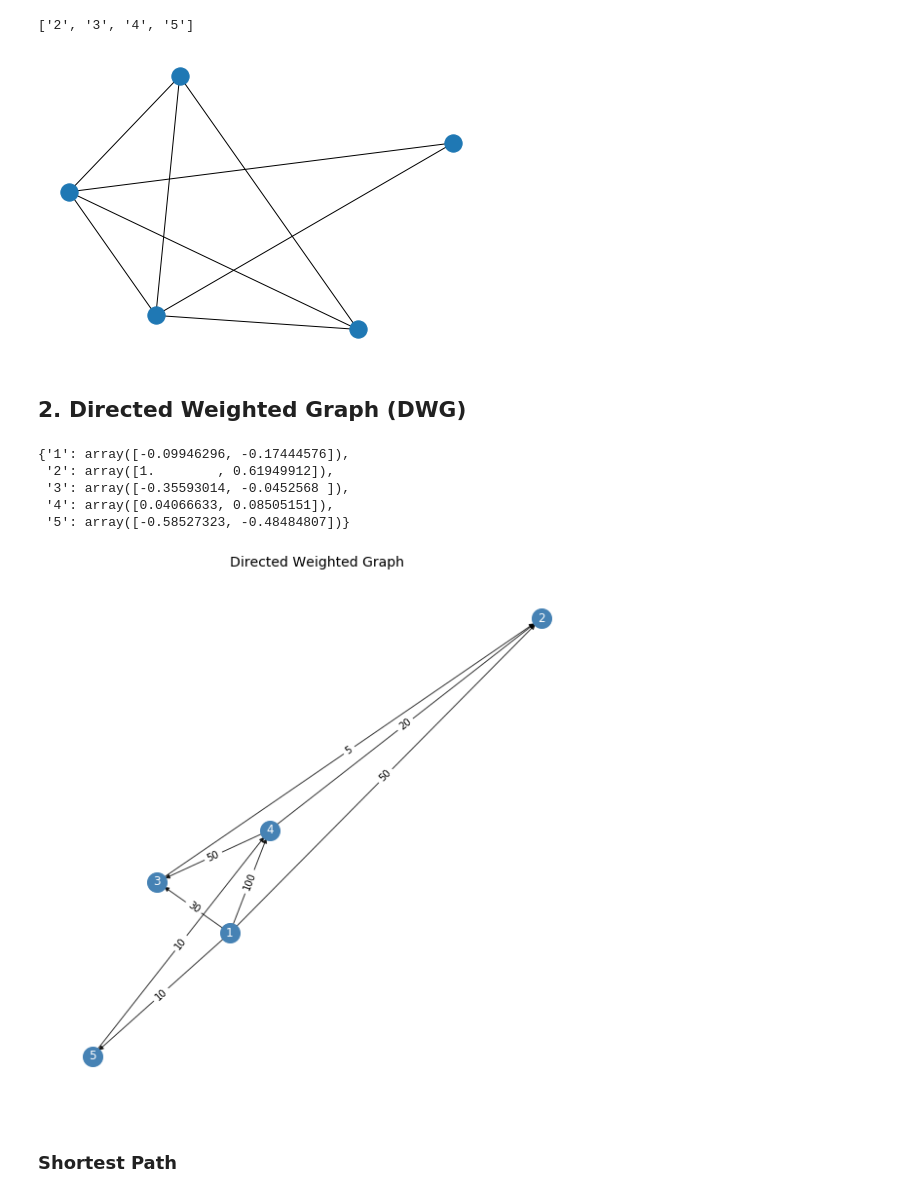
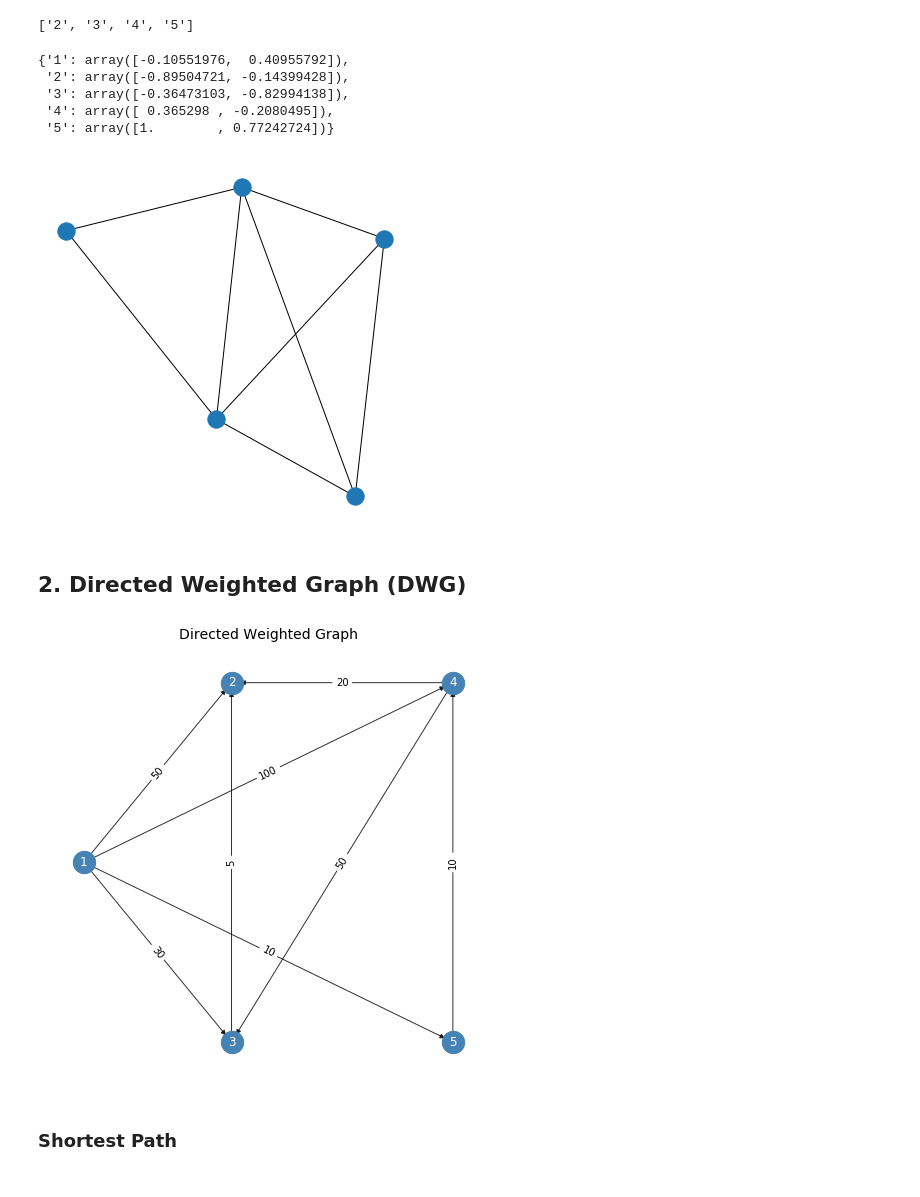
Before and after one commit to ansegura7/Algorithms, a Jupyter notebook: graphs/Graphs.ipynb, the cells around one changed output. Drawn from its saved outputs; the diff is of its cells as text; code cells hidden in the pictures.

Commit message:
Update Graphs
The Direct Graph layout was updated.

```diff
--- a/graphs/Graphs.ipynb
+++ b/graphs/Graphs.ipynb
@@ -36,12 +36,23 @@ print(sg.edges())
 list(sg.neighbors("1"))
 # %% [output]
 ['2', '3', '4', '5']
+# %%
+# Get nodes positions
+pos = nx.layout.spring_layout(sg)
+pos
+# %% [output]
+{'1': array([-0.10551976,  0.40955792]),
+ '2': array([-0.89504721, -0.14399428]),
+ '3': array([-0.36473103, -0.82994138]),
+ '4': array([ 0.365298 , -0.2080495]),
+ '5': array([1.        , 0.77242724])}
 # %%
 # Plot Simple Graph (free format)
+plt.rcParams["figure.figsize"] = [5, 5]
 nx.draw(sg)
 plt.show()
 # %% [output]
-[figure, old version]
+[figure, new version]
 # %% [markdown]
  ## 2. Directed Weighted Graph (DWG)
 # %%
@@ -55,13 +66,3 @@ dwg.add_nodes_from(nodes_list)
 # Add weighted edges
 edges = [("1","2",50), ("1","3",30), ("1","4",100), ("1","5",10), ("3","2",5), ("4","2",20), ("4","3",50), ("5","4",10)]
 dwg.add_weighted_edges_from(edges)
-# %%
-# Get nodes positions
-pos = nx.layout.spring_layout(dwg)
-pos
-# %% [output]
-{'1': array([-0.09946296, -0.17444576]),
- '2': array([1.        , 0.61949912]),
- '3': array([-0.35593014, -0.0452568 ]),
- '4': array([0.04066633, 0.08505151]),
- '5': array([-0.58527323, -0.48484807])}
@@ -77,8 +88,8 @@ for s, t, w in edges:
     weights[(s, t)] = w
 
 # Plot Directed Weighted Graph
-plt.rcParams["figure.figsize"] = [10, 10]
-nx.draw_networkx_nodes(dwg, pos, nodelist=dwg.nodes(), node_color='steelblue', node_size=400, alpha=1)
+plt.rcParams["figure.figsize"] = [8, 8]
+nx.draw_networkx_nodes(dwg, pos, nodelist=dwg.nodes(), node_color='steelblue', node_size=500, alpha=1)
 nx.draw_networkx_edges(dwg, pos, edgelist=dwg.edges(), width=1, alpha=0.8, edge_color='black')
 nx.draw_networkx_labels(dwg, pos, labels, font_size=12, font_color='w')
 nx.draw_networkx_edge_labels(dwg, pos, edge_labels=weights, font_color='black')
@@ -86,7 +97,7 @@ plt.title('Directed Weighted Graph', fontsize=14)
 plt.axis('off')
 plt.show()
 # %% [output]
-[figure, old version]
+[figure, new version]
 # %% [markdown]
  ### Shortest Path
 # %%
```
Also changed, not shown: parts of 1 cell of this notebook, 1 other file.
